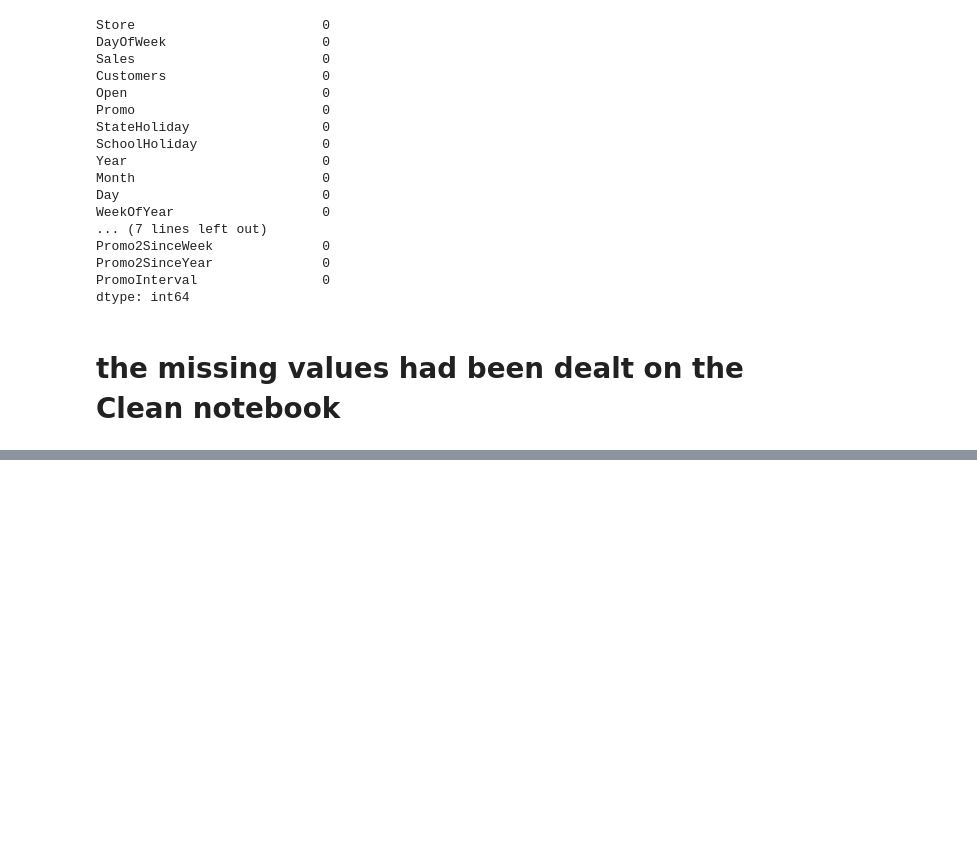
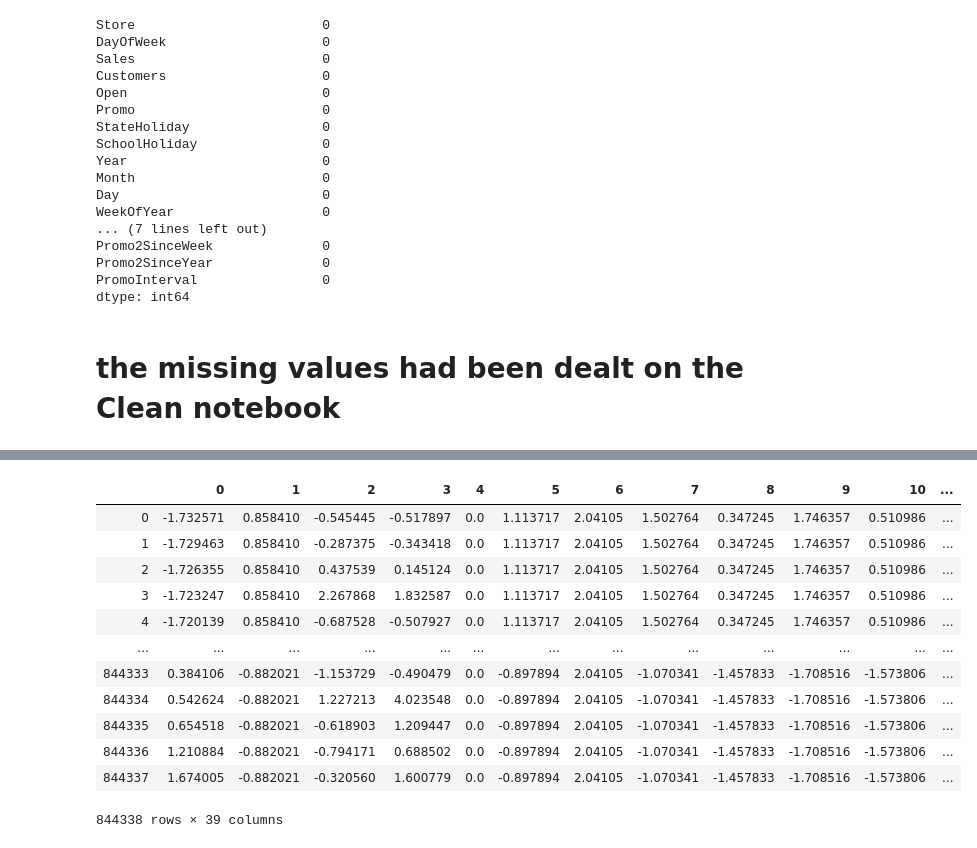
Before and after one commit to sam23121/Pharmaceutical_Sales_prediction, a Jupyter notebook: notebooks/preprocessing.ipynb, the cells around one changed output, grey strips where cells are left out. Cells and saved outputs as stored; diff of their text form; code cells hidden in the pictures; blank space fills up the shorter version.

Commit message:
adding preprocess notebook

```diff
--- a/notebooks/preprocessing.ipynb
+++ b/notebooks/preprocessing.ipynb
@@ -86,0 +193,5 @@ ValueError: Wrong number of items passed 22, placement implies 1
+# %%
+# df.drop('auction_id', axis=1, inplace=True)
+numerical_column = train_store.select_dtypes(exclude=["object", "bool"]).columns.tolist()
+bool_col = train_store.select_dtypes(include=["bool"]).columns.tolist()
+categorical_column = train_store.select_dtypes(include=["object"]).columns.tolist()
@@ -86,0 +222,3 @@ ValueError: Wrong number of items passed 22, placement implies 1
+# %%
+for i in range(len(bool_col)):
+    train_store[bool_col[i]] = train_store[bool_col[i]].replace({True: 1, False: 0})
@@ -86,0 +241,6 @@ ValueError: Wrong number of items passed 22, placement implies 1
+# %%
+from sklearn.preprocessing import LabelEncoder
+# Get column names have less than 10 more than 2 unique values
+to_one_hot_encoding = [col for col in categorical_column if train_store[col].nunique() <= 10]
+one_hot_encoded_columns = pd.get_dummies(train_store[to_one_hot_encoding])
+train_store
@@ -86,0 +277,4 @@ ValueError: Wrong number of items passed 22, placement implies 1
+# %%
+train_store.drop(['StateHoliday', 'StoreType', 'Assortment', 'PromoInterval'], axis=1, inplace=True)
+train_store = pd.concat([train_store, one_hot_encoded_columns], axis=1)
+train_store
@@ -86,0 +315,20 @@ ValueError: Wrong number of items passed 22, placement implies 1
+# %%
+from sklearn.preprocessing import StandardScaler
+std_scaler = StandardScaler()
+df_scaled = std_scaler.fit_transform(train_store)
+df_scaled = pd.DataFrame(df_scaled)
+df_scaled
+# %% [output]
+|  | 0 | 1 | 2 | 3 | 4 | 5 | 6 | 7 | 8 | 9 | 10 | ... |
+| 0 | -1.732571 | 0.858410 | -0.545445 | -0.517897 | 0.0 | 1.113717 | 2.04105 | 1.502764 | 0.347245 | 1.746357 | 0.510986 | ... |
+| 1 | -1.729463 | 0.858410 | -0.287375 | -0.343418 | 0.0 | 1.113717 | 2.04105 | 1.502764 | 0.347245 | 1.746357 | 0.510986 | ... |
+| 2 | -1.726355 | 0.858410 | 0.437539 | 0.145124 | 0.0 | 1.113717 | 2.04105 | 1.502764 | 0.347245 | 1.746357 | 0.510986 | ... |
+| 3 | -1.723247 | 0.858410 | 2.267868 | 1.832587 | 0.0 | 1.113717 | 2.04105 | 1.502764 | 0.347245 | 1.746357 | 0.510986 | ... |
+| 4 | -1.720139 | 0.858410 | -0.687528 | -0.507927 | 0.0 | 1.113717 | 2.04105 | 1.502764 | 0.347245 | 1.746357 | 0.510986 | ... |
+| ... | ... | ... | ... | ... | ... | ... | ... | ... | ... | ... | ... | ... |
+| 844333 | 0.384106 | -0.882021 | -1.153729 | -0.490479 | 0.0 | -0.897894 | 2.04105 | -1.070341 | -1.457833 | -1.708516 | -1.573806 | ... |
+| 844334 | 0.542624 | -0.882021 | 1.227213 | 4.023548 | 0.0 | -0.897894 | 2.04105 | -1.070341 | -1.457833 | -1.708516 | -1.573806 | ... |
+| 844335 | 0.654518 | -0.882021 | -0.618903 | 1.209447 | 0.0 | -0.897894 | 2.04105 | -1.070341 | -1.457833 | -1.708516 | -1.573806 | ... |
+| 844336 | 1.210884 | -0.882021 | -0.794171 | 0.688502 | 0.0 | -0.897894 | 2.04105 | -1.070341 | -1.457833 | -1.708516 | -1.573806 | ... |
+| 844337 | 1.674005 | -0.882021 | -0.320560 | 1.600779 | 0.0 | -0.897894 | 2.04105 | -1.070341 | -1.457833 | -1.708516 | -1.573806 | ... |
+844338 rows × 39 columns
```
Also changed, not shown: parts of 16 cells of this notebook, 5 other files.
